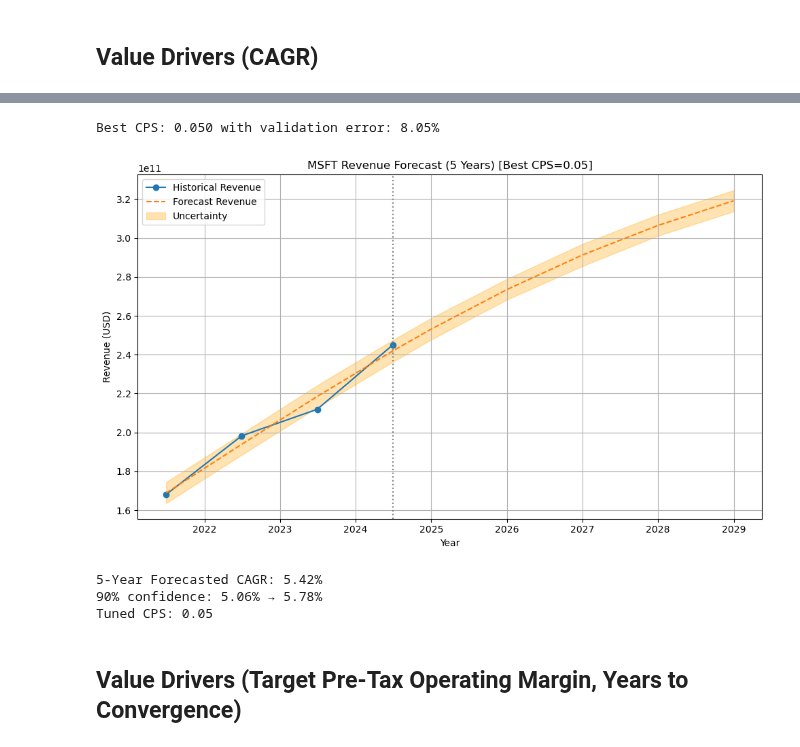
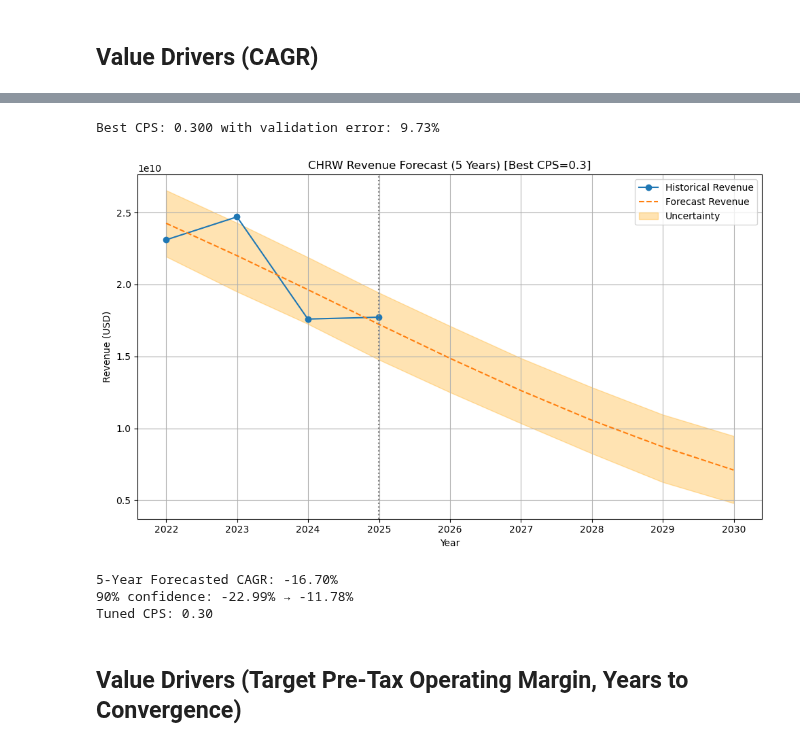
Before and after one commit to Chen-zexi/LangAlpha, a Jupyter notebook: notebooks/ginzu_interface.ipynb, the cells around one changed output, grey strips where cells are left out. Cells and saved outputs as stored; diff of their text form; code cells hidden in the pictures.

```diff
--- a/notebooks/ginzu_interface.ipynb
+++ b/notebooks/ginzu_interface.ipynb
@@ -936,7 +913,7 @@ def forecast_revenue_cagr(
     }
 # %%
 result = forecast_revenue_cagr(
-    "MSFT",
+    company_ticker,
     forecast_years=5,
     growth='logistic'
 )
@@ -960,8 +937,8 @@ print(f"Tuned CPS: {result['best_cps']:.2f}")
-Best CPS: 0.050 with validation error: 8.05%
+Best CPS: 0.300 with validation error: 9.73%
-[figure, old version]
+[figure, new version]
-5-Year Forecasted CAGR: 5.42%
-90% confidence: 5.06% → 5.78%
-Tuned CPS: 0.05
+5-Year Forecasted CAGR: -16.70%
+90% confidence: -22.99% → -11.78%
+Tuned CPS: 0.30
 # %% [markdown]
 ## Value Drivers (Target Pre-Tax Operating Margin, Years to Convergence)
 # %%
```
Also changed, not shown: parts of 20 cells of this notebook.
